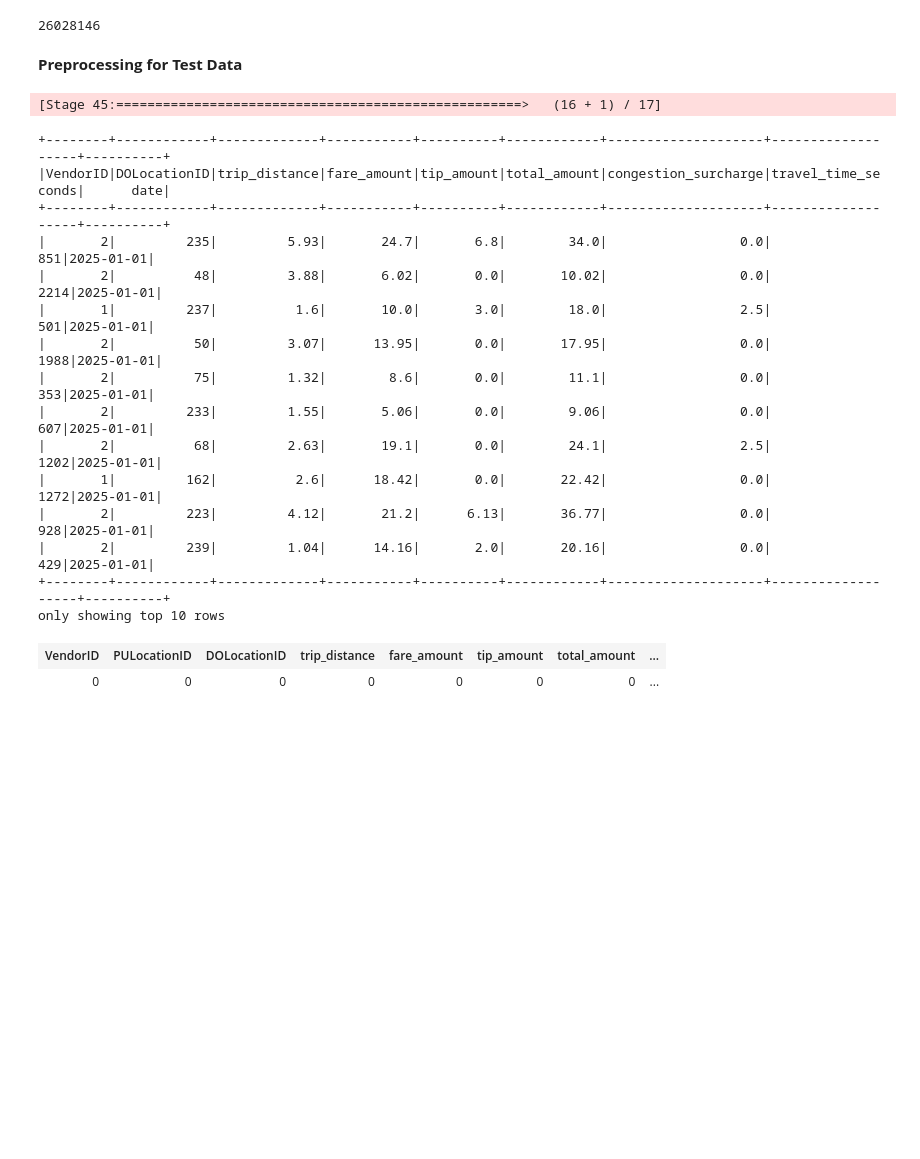
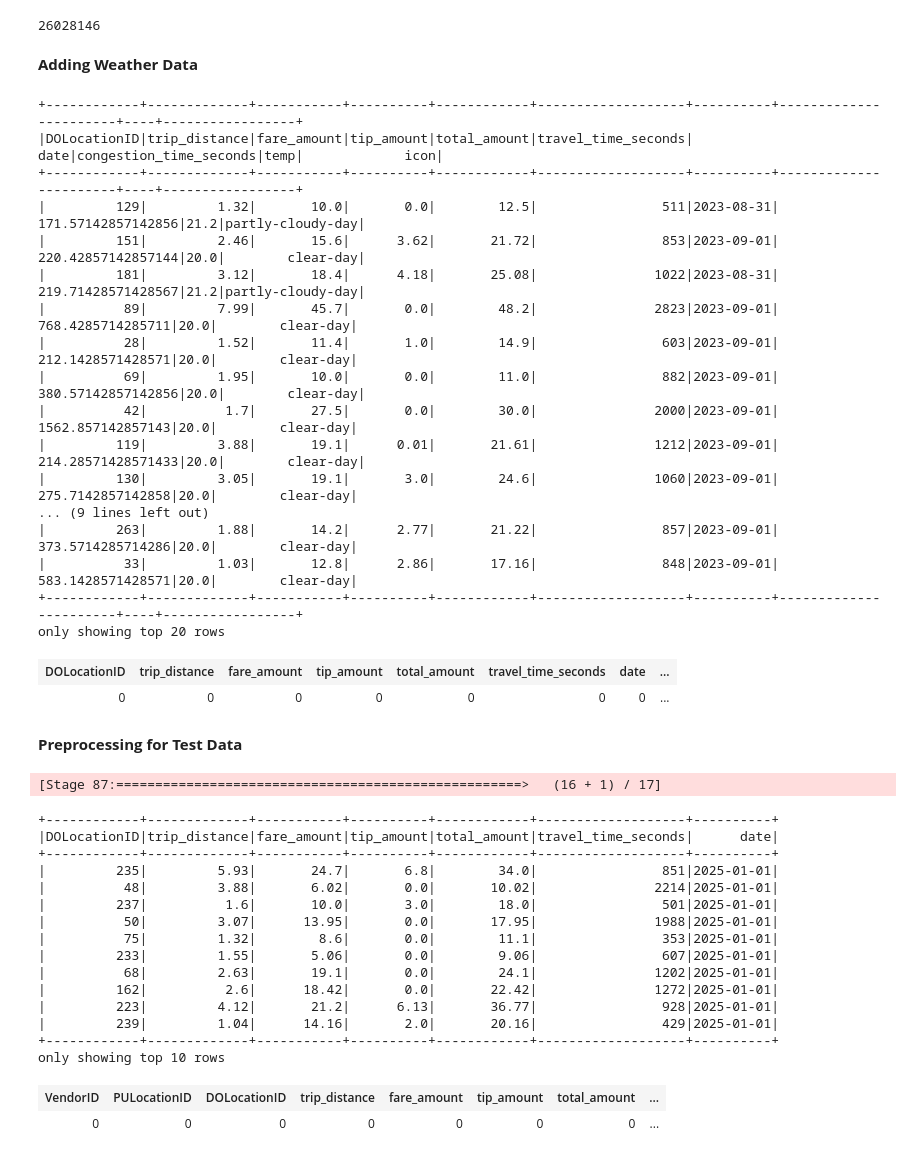
Before and after one commit to cookie-monsta23/MAST30034-Assignment-1, a Jupyter notebook: notebooks/Assignment_1.ipynb, the cells around one changed output. Drawn from its saved outputs; the diff is of its cells as text; code cells hidden in the pictures; blank space fills up the shorter version.

```diff
--- a/notebooks/Assignment_1.ipynb
+++ b/notebooks/Assignment_1.ipynb
@@ -38,10 +38,10 @@ def iqr_outlier_treatment(dataframe, columns, n):
     Detects and treats outliers using IQR for multiple variables in a PySpark DataFrame.
     :param dataframe: The input PySpark DataFrame
     :param columns: A list of columns to apply IQR outlier treatment
-    :param factor: The IQR factor to use for detecting outliers (default is 1.5)
+    :param factor: The IQR factor to use for detecting outliers
     :return: The processed DataFrame with outliers treated
     """
-    factor = m.sqrt(np.log(n)) - 0.5  # Adjust the factor based on the number of standard deviations
+    factor = m.sqrt(np.log(n)) - 0.5
     for column in columns:
         # Calculate Q1, Q3, and IQR
         quantiles = dataframe.approxQuantile(column, [0.25, 0.75], 0.01)
@@ -176,7 +203,7 @@ sdf_train_filtered_outlier = iqr_outlier_treatment(sdf_train_filtered, ["travel_
 split_col1 = F.split(sdf_train_filtered_outlier['pickup_datetime'], ' ')
 sdf_train_filtered_outlier = sdf_train_filtered_outlier.withColumn('date', split_col1.getItem(0)).orderBy("date", ascending=True)
 sdf_train_filtered_outlier = sdf_train_filtered_outlier.filter((F.col("date") >= "2023-07-01") & (F.col("date") <= "2024-12-31"))
-sdf_train_filtered_outlier = sdf_train_filtered_outlier.drop("pickup_datetime", "dropoff_datetime", "PULocationID")
+sdf_train_filtered_outlier = sdf_train_filtered_outlier.drop("pickup_datetime", "dropoff_datetime", "PULocationID", "VendorID", "congestion_surcharge")
 
 sdf_train_filtered_outlier.show(10)
 # %% [output]
@@ -238,6 +262,36 @@ final_filtered_df = sdf_train_filtered_outlier.filter(F.col("congestion_time_sec
 final_filtered_df.count()
 # %% [output]
 26028146
+# %% [markdown]
+**Adding Weather Data**
+# %%
+final_filtered_df = final_filtered_df.join(weather_train, final_filtered_df["date"] == weather_train["datetime"], how="inner")\
+    .select(
+    final_filtered_df["*"],
+    weather_train["temp"],  # only bring the weather columns you care about
+    weather_train["icon"]
+)
+final_filtered_df.show(10)
+# %% [output]
++------------+-------------+-----------+----------+------------+-------------------+----------+-----------------------+----+-----------------+
+|DOLocationID|trip_distance|fare_amount|tip_amount|total_amount|travel_time_seconds|      date|congestion_time_seconds|temp|             icon|
++------------+-------------+-----------+----------+------------+-------------------+----------+-----------------------+----+-----------------+
+|         129|         1.32|       10.0|       0.0|        12.5|                511|2023-08-31|     171.57142857142856|21.2|partly-cloudy-day|
+|         151|         2.46|       15.6|      3.62|       21.72|                853|2023-09-01|     220.42857142857144|20.0|        clear-day|
+|         181|         3.12|       18.4|      4.18|       25.08|               1022|2023-08-31|     219.71428571428567|21.2|partly-cloudy-day|
+|          89|         7.99|       45.7|       0.0|        48.2|               2823|2023-09-01|      768.4285714285711|20.0|        clear-day|
+|          28|         1.52|       11.4|       1.0|        14.9|                603|2023-09-01|      212.1428571428571|20.0|        clear-day|
+|          69|         1.95|       10.0|       0.0|        11.0|                882|2023-09-01|     380.57142857142856|20.0|        clear-day|
+|          42|          1.7|       27.5|       0.0|        30.0|               2000|2023-09-01|      1562.857142857143|20.0|        clear-day|
+|         119|         3.88|       19.1|      0.01|       21.61|               1212|2023-09-01|     214.28571428571433|20.0|        clear-day|
+|         130|         3.05|       19.1|       3.0|        24.6|               1060|2023-09-01|      275.7142857142858|20.0|        clear-day|
+... (9 lines left out)
+|         263|         1.88|       14.2|      2.77|       21.22|                857|2023-09-01|      373.5714285714286|20.0|        clear-day|
+|          33|         1.03|       12.8|      2.86|       17.16|                848|2023-09-01|      583.1428571428571|20.0|        clear-day|
++------------+-------------+-----------+----------+------------+-------------------+----------+-----------------------+----+-----------------+
+only showing top 20 rows
+| DOLocationID | trip_distance | fare_amount | tip_amount | total_amount | travel_time_seconds | date | ... |
+| 0 | 0 | 0 | 0 | 0 | 0 | 0 | ... |
 # %% [markdown]
 **Preprocessing for Test Data**
 # %%
@@ -267,25 +321,25 @@ sdf_2025_filtered_outlier = iqr_outlier_treatment(sdf_2025_filtered, ["travel_ti
 split_col2 = F.split(sdf_2025_filtered_outlier['pickup_datetime'], ' ')
 sdf_2025_filtered_outlier = sdf_2025_filtered_outlier.withColumn('date', split_col2.getItem(0)).orderBy("date", ascending=True)
 sdf_2025_filtered_outlier = sdf_2025_filtered_outlier.filter((F.col("date") >= "2025-01-01") & (F.col("date") <= "2025-06-30"))
-sdf_2025_filtered_outlier = sdf_2025_filtered_outlier.drop("pickup_datetime", "dropoff_datetime", "PULocationID")
+sdf_2025_filtered_outlier = sdf_2025_filtered_outlier.drop("pickup_datetime", "dropoff_datetime", "PULocationID", "VendorID", "congestion_surcharge")
 
 sdf_2025_filtered_outlier.show(10)
 # %% [output]
-[Stage 45:====================================================>   (16 + 1) / 17]
+[Stage 87:====================================================>   (16 + 1) / 17]
-+--------+------------+-------------+-----------+----------+------------+--------------------+-------------------+----------+
-|VendorID|DOLocationID|trip_distance|fare_amount|tip_amount|total_amount|congestion_surcharge|travel_time_seconds|      date|
-+--------+------------+-------------+-----------+----------+------------+--------------------+-------------------+----------+
-|       2|         235|         5.93|       24.7|       6.8|        34.0|                 0.0|                851|2025-01-01|
-|       2|          48|         3.88|       6.02|       0.0|       10.02|                 0.0|               2214|2025-01-01|
-|       1|         237|          1.6|       10.0|       3.0|        18.0|                 2.5|                501|2025-01-01|
-|       2|          50|         3.07|      13.95|       0.0|       17.95|                 0.0|               1988|2025-01-01|
-|       2|          75|         1.32|        8.6|       0.0|        11.1|                 0.0|                353|2025-01-01|
-|       2|         233|         1.55|       5.06|       0.0|        9.06|                 0.0|                607|2025-01-01|
-|       2|          68|         2.63|       19.1|       0.0|        24.1|                 2.5|               1202|2025-01-01|
-|       1|         162|          2.6|      18.42|       0.0|       22.42|                 0.0|               1272|2025-01-01|
-|       2|         223|         4.12|       21.2|      6.13|       36.77|                 0.0|                928|2025-01-01|
-|       2|         239|         1.04|      14.16|       2.0|       20.16|                 0.0|                429|2025-01-01|
-+--------+------------+-------------+-----------+----------+------------+--------------------+-------------------+----------+
++------------+-------------+-----------+----------+------------+-------------------+----------+
+|DOLocationID|trip_distance|fare_amount|tip_amount|total_amount|travel_time_seconds|      date|
++------------+-------------+-----------+----------+------------+-------------------+----------+
+|         235|         5.93|       24.7|       6.8|        34.0|                851|2025-01-01|
+|          48|         3.88|       6.02|       0.0|       10.02|               2214|2025-01-01|
+|         237|          1.6|       10.0|       3.0|        18.0|                501|2025-01-01|
+|          50|         3.07|      13.95|       0.0|       17.95|               1988|2025-01-01|
+|          75|         1.32|        8.6|       0.0|        11.1|                353|2025-01-01|
+|         233|         1.55|       5.06|       0.0|        9.06|                607|2025-01-01|
+|          68|         2.63|       19.1|       0.0|        24.1|               1202|2025-01-01|
+|         162|          2.6|      18.42|       0.0|       22.42|               1272|2025-01-01|
+|         223|         4.12|       21.2|      6.13|       36.77|                928|2025-01-01|
+|         239|         1.04|      14.16|       2.0|       20.16|                429|2025-01-01|
++------------+-------------+-----------+----------+------------+-------------------+----------+
 only showing top 10 rows
 # %%
 sdf_2025_filtered.select([F.count(F.when(F.isnan(c) | F.col(c).isNull(), c)).alias(c) for c in sdf_2025_filtered.drop("pickup_datetime", "dropoff_datetime").columns])
```
Also changed, not shown: parts of 23 cells of this notebook, 4 other files.
